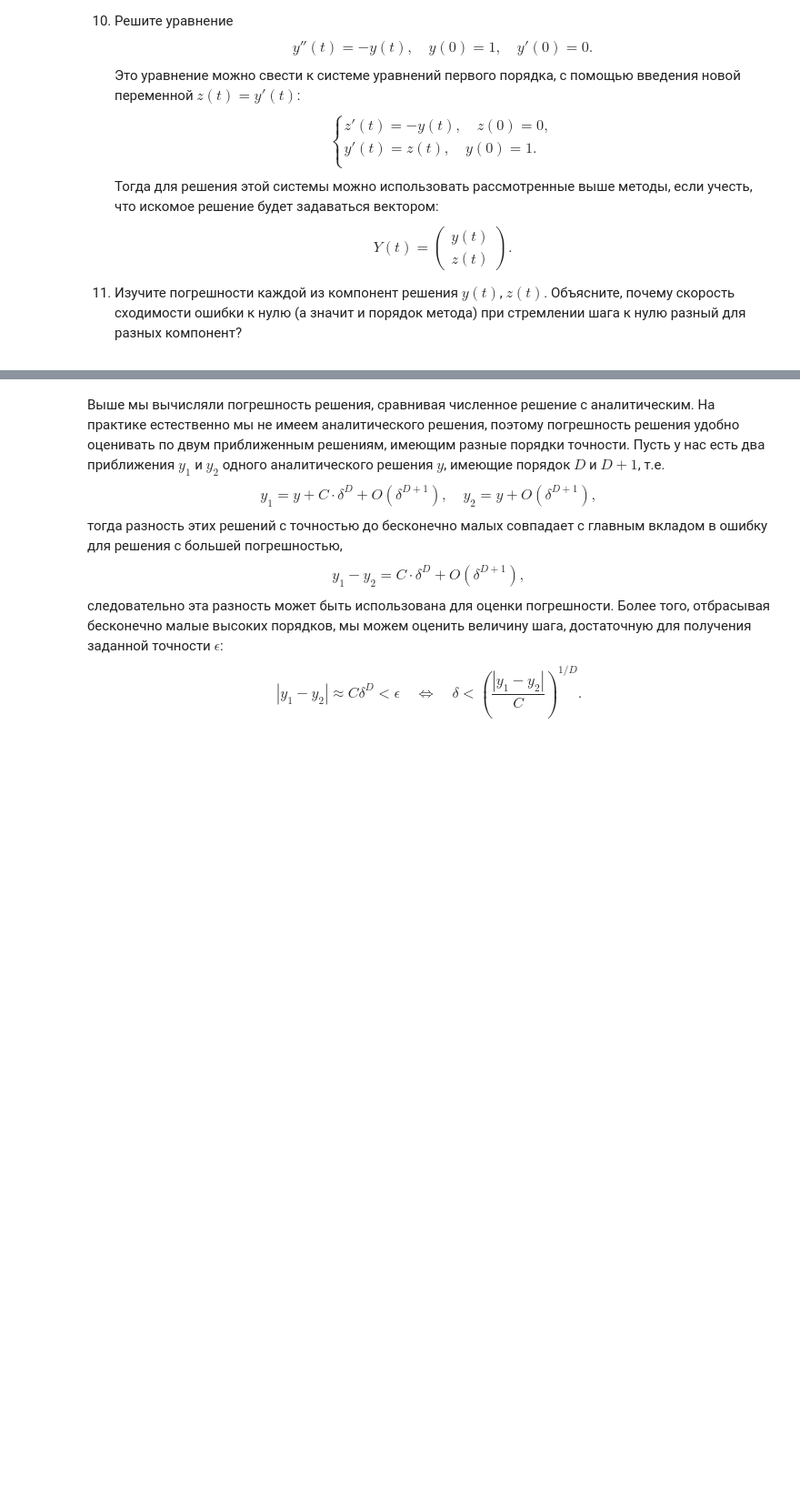
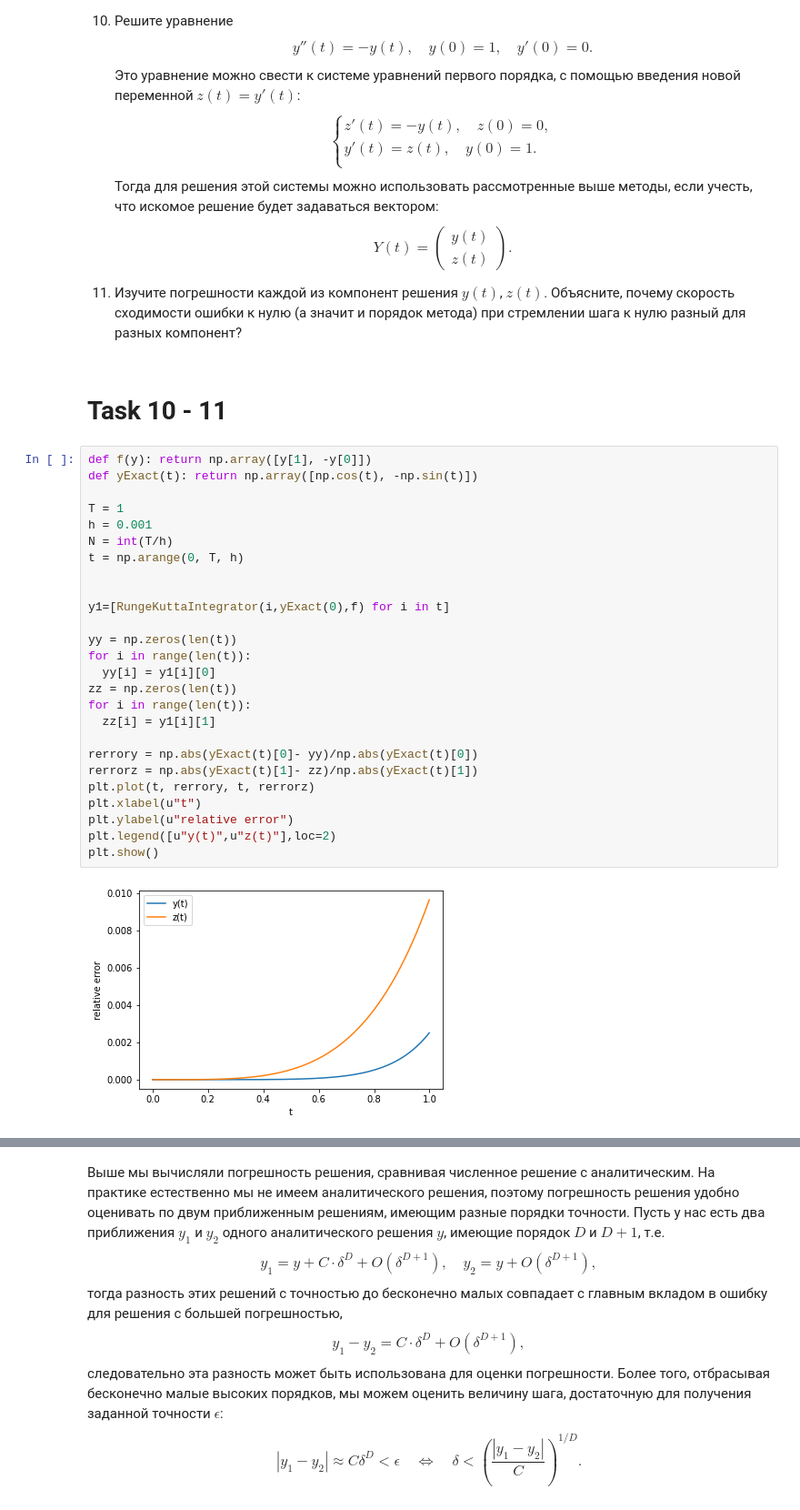
Before and after one commit to miroliubovmark/NumericalSim, a Jupyter notebook: lab 10/Integrators.ipynb, the cells around one changed output, grey strips where cells are left out. Shown: that part at 91% size. Saved outputs shown, nothing was run; the diff lists cells and outputs as text; blank space fills up the shorter version.

```diff
--- a/lab 10/Integrators.ipynb
+++ b/lab 10/Integrators.ipynb
@@ -916,3 +938,33 @@ $$Y(t)=\begin{pmatrix}y(t)\\z(t)\end{pmatrix}.$$
 11. Изучите погрешности каждой из компонент решения $y(t)$, $z(t)$.
 Объясните, почему скорость сходимости ошибки к нулю (а значит и порядок метода) при стремлении шага к нулю
 разный для разных компонент?
+# %% [markdown]
+# Task 10 - 11
+# %%
+def f(y): return np.array([y[1], -y[0]])
+def yExact(t): return np.array([np.cos(t), -np.sin(t)])
+
+T = 1
+h = 0.001
+N = int(T/h)
+t = np.arange(0, T, h)
+
+
+y1=[RungeKuttaIntegrator(i,yExact(0),f) for i in t]
+
+yy = np.zeros(len(t))
+for i in range(len(t)):
+  yy[i] = y1[i][0]
+zz = np.zeros(len(t))
+for i in range(len(t)):
+  zz[i] = y1[i][1]
+
+rerrory = np.abs(yExact(t)[0]- yy)/np.abs(yExact(t)[0])
+rerrorz = np.abs(yExact(t)[1]- zz)/np.abs(yExact(t)[1])
+plt.plot(t, rerrory, t, rerrorz)
+plt.xlabel(u"t")
+plt.ylabel(u"relative error")
+plt.legend([u"y(t)",u"z(t)"],loc=2)
+plt.show()
+# %% [output]
+[figure, added]
```
Also changed, not shown: parts of 10 cells of this notebook.
